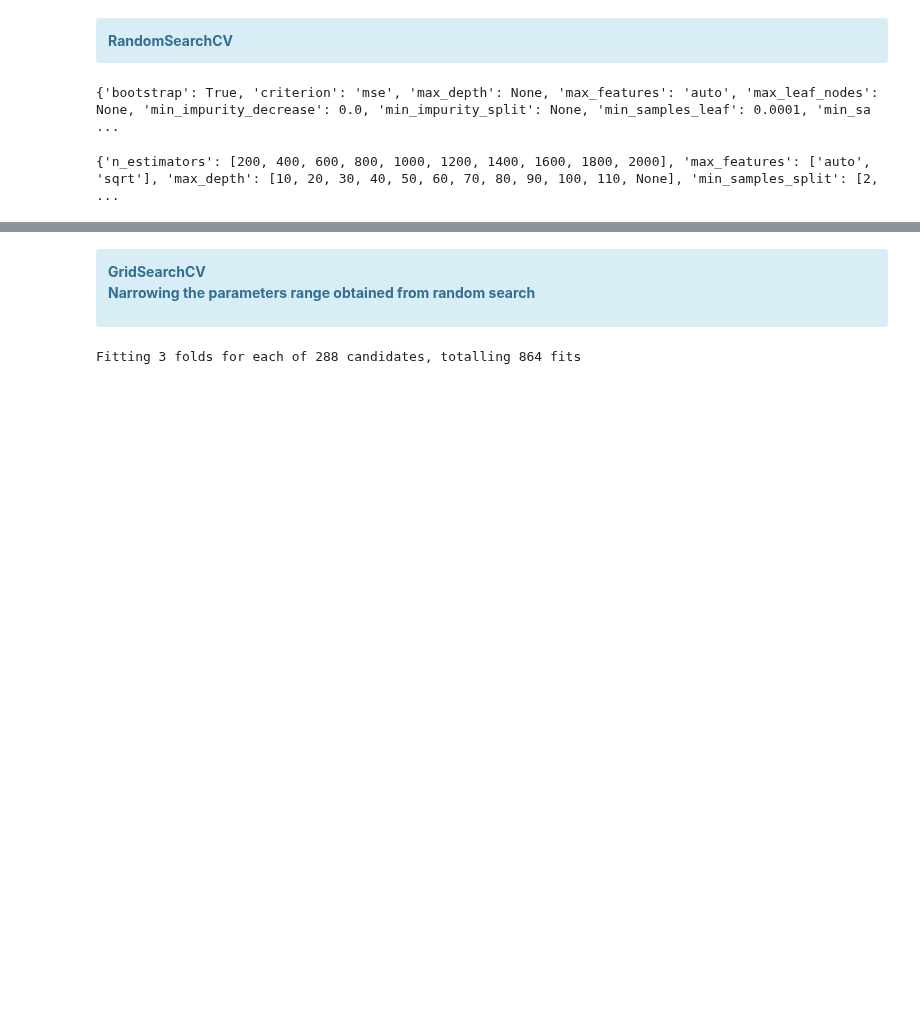
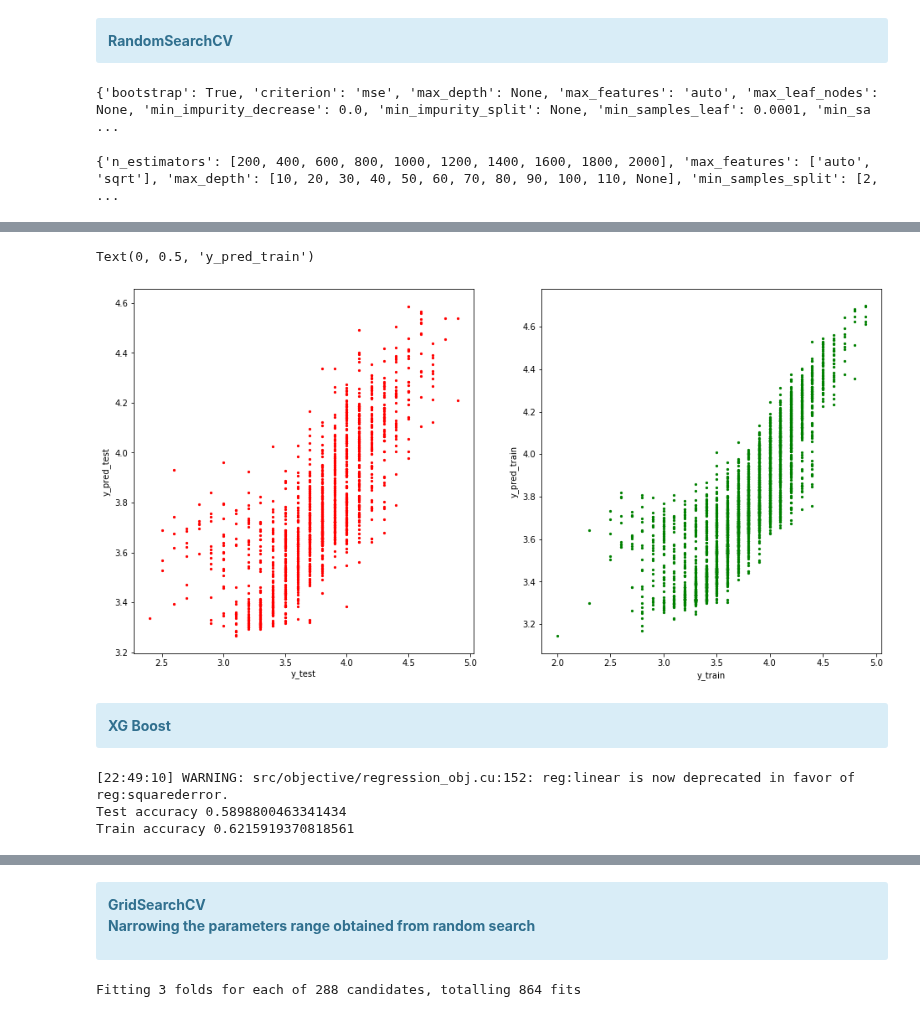
Before and after one commit to Anandpatil412/DSC, a Jupyter notebook: CapstoneProject1/IndepthAnalysis/In_depth_analysis.ipynb, the cells around one changed output, grey strips where cells are left out. Cells and saved outputs as stored; diff of their text form; code cells hidden in the pictures; blank space fills up the shorter version.

```diff
--- a/CapstoneProject1/IndepthAnalysis/In_depth_analysis.ipynb
+++ b/CapstoneProject1/IndepthAnalysis/In_depth_analysis.ipynb
@@ -222,0 +277,42 @@ Train accuracy 0.7891648119554634
+# %%
+plt.figure(figsize=(16,8))
+
+plt.subplot(1, 2, 1)
+plt.scatter(y_test, y_pred_test, color = 'red',s=5)
+plt.xlabel('y_test')
+plt.ylabel('y_pred_test')
+
+
+plt.subplot(1, 2, 2)
+plt.scatter(y_train, y_pred_train, color = 'green',s=5)
+plt.xlabel('y_train')
+plt.ylabel('y_pred_train')
+# %% [output]
+Text(0, 0.5, 'y_pred_train')
+[figure, added]
+# %% [markdown]
+<div class="span5 alert alert-info">
+<b>
+XG Boost
+</b>
+</div>
+# %%
+import xgboost
+
+model= xgboost.XGBRegressor()
+
+model.fit(X_train,y_train)
+
+y_pred_test = model.predict(X_test)
+
+from sklearn.metrics import r2_score
+print('Test accuracy',r2_score(y_test,y_pred_test))
+
+y_pred_train = model.predict(X_train)
+
+from sklearn.metrics import r2_score
+print('Train accuracy',r2_score(y_train,y_pred_train))
+# %% [output]
+[22:49:10] WARNING: src/objective/regression_obj.cu:152: reg:linear is now deprecated in favor of reg:squarederror.
+Test accuracy 0.5898800463341434
+Train accuracy 0.6215919370818561
```
Also changed, not shown: parts of 15 cells of this notebook.
